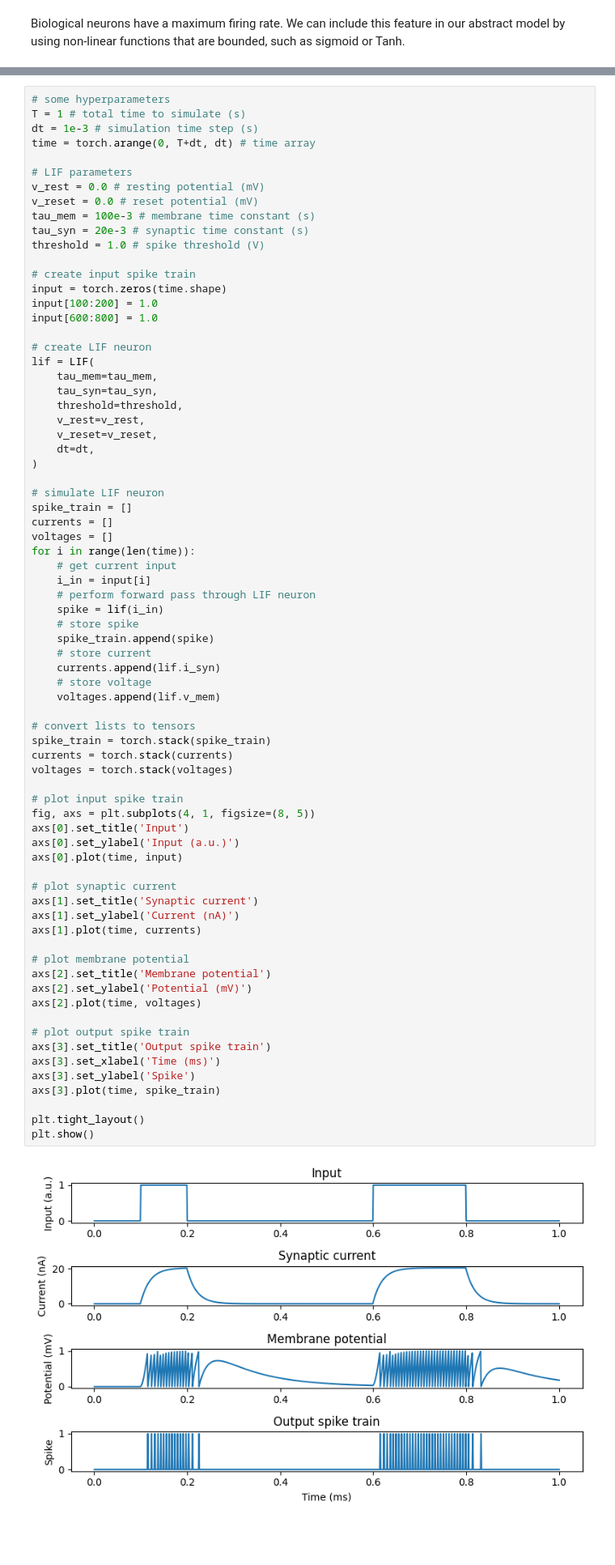
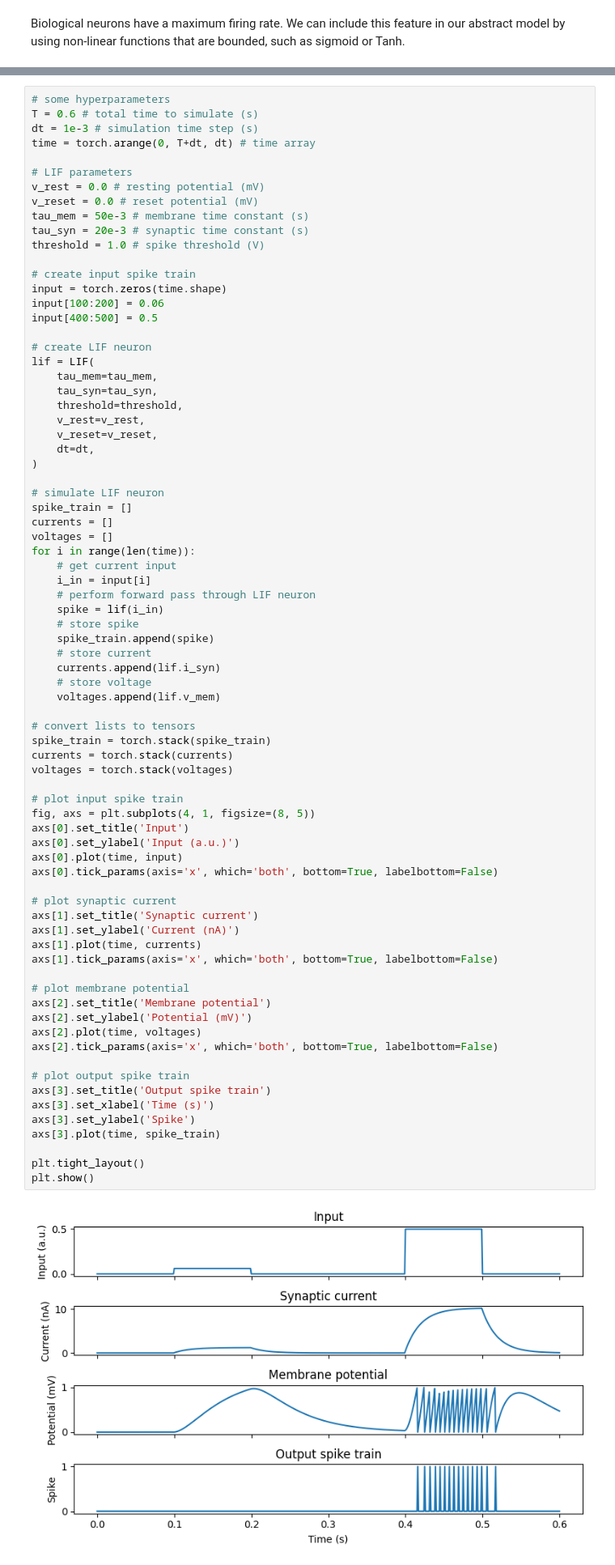
Before and after one commit to jhuebotter/website_notebooks, a Jupyter notebook: 01_spiking_neurons.ipynb, the cells around one changed output, grey strips where cells are left out. Shown at 81% size. Cells and saved outputs as stored; diff of their text form; blank space fills up the shorter version.

```diff
--- a/01_spiking_neurons.ipynb
+++ b/01_spiking_neurons.ipynb
@@ -174,21 +174,21 @@ TALK ABOUT DIFFERENT RESET MECHANISMS
 - subtracting threshold
 # %%
 # some hyperparameters
-T = 1 # total time to simulate (s)
+T = 0.6 # total time to simulate (s)
 dt = 1e-3 # simulation time step (s)
 time = torch.arange(0, T+dt, dt) # time array
 
 # LIF parameters
 v_rest = 0.0 # resting potential (mV)
 v_reset = 0.0 # reset potential (mV)
-tau_mem = 100e-3 # membrane time constant (s)
+tau_mem = 50e-3 # membrane time constant (s)
 tau_syn = 20e-3 # synaptic time constant (s)
 threshold = 1.0 # spike threshold (V)
 
 # create input spike train
 input = torch.zeros(time.shape)
-input[100:200] = 1.0
-input[600:800] = 1.0
+input[100:200] = 0.06
+input[400:500] = 0.5
 
 # create LIF neuron
 lif = LIF(
@@ -218,32 +218,35 @@ for i in range(len(time)):
 
 # convert lists to tensors
 spike_train = torch.stack(spike_train)
 currents = torch.stack(currents)
 voltages = torch.stack(voltages)
 
 # plot input spike train
 fig, axs = plt.subplots(4, 1, figsize=(8, 5))
 axs[0].set_title('Input')
 axs[0].set_ylabel('Input (a.u.)')
 axs[0].plot(time, input)
+axs[0].tick_params(axis='x', which='both', bottom=True, labelbottom=False)
 
 # plot synaptic current
 axs[1].set_title('Synaptic current')
 axs[1].set_ylabel('Current (nA)')
 axs[1].plot(time, currents)
+axs[1].tick_params(axis='x', which='both', bottom=True, labelbottom=False)
 
 # plot membrane potential
 axs[2].set_title('Membrane potential')
 axs[2].set_ylabel('Potential (mV)')
 axs[2].plot(time, voltages)
+axs[2].tick_params(axis='x', which='both', bottom=True, labelbottom=False)
 
 # plot output spike train
 axs[3].set_title('Output spike train')
-axs[3].set_xlabel('Time (ms)')
+axs[3].set_xlabel('Time (s)')
 axs[3].set_ylabel('Spike')
 axs[3].plot(time, spike_train)
 
 plt.tight_layout()
 plt.show()
 # %% [output]
-[figure, old version]
+[figure, new version]
```
